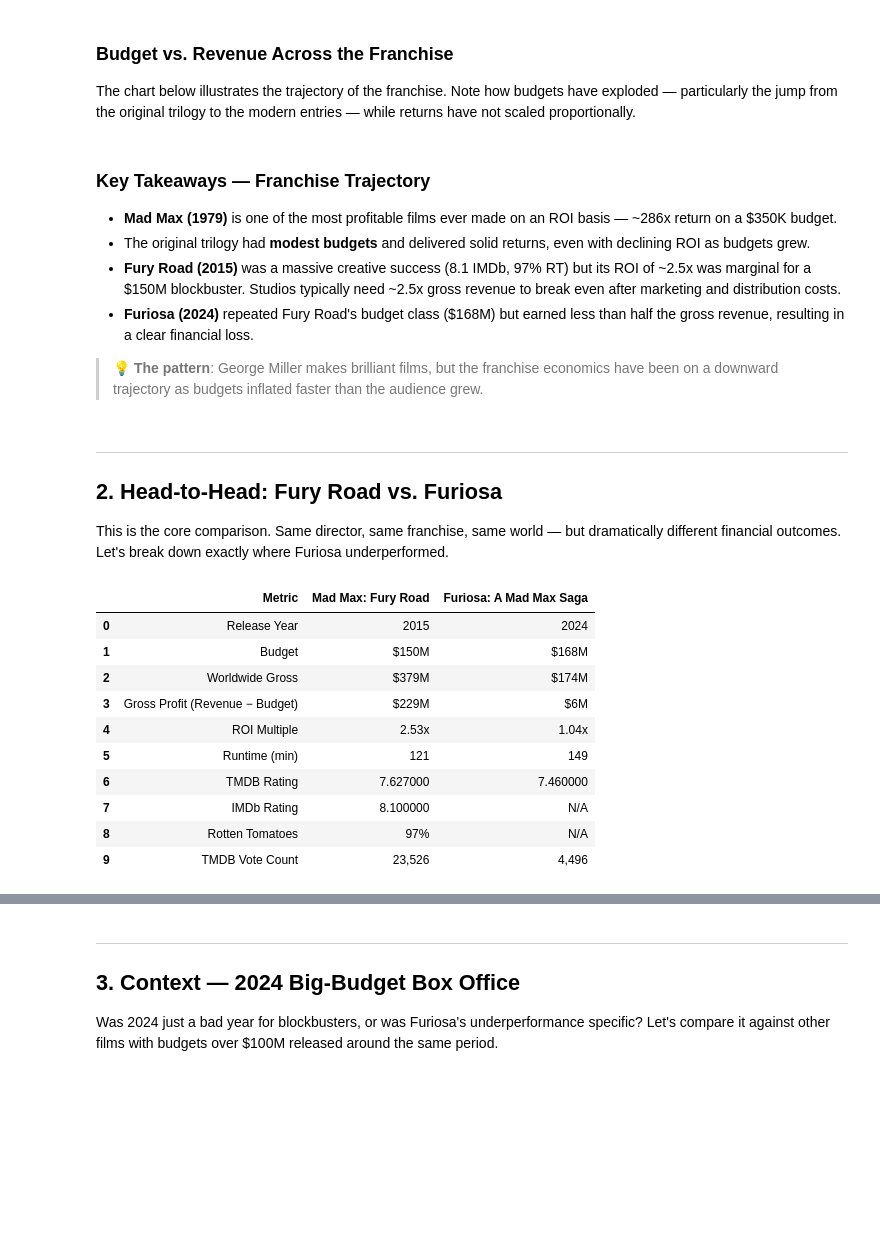
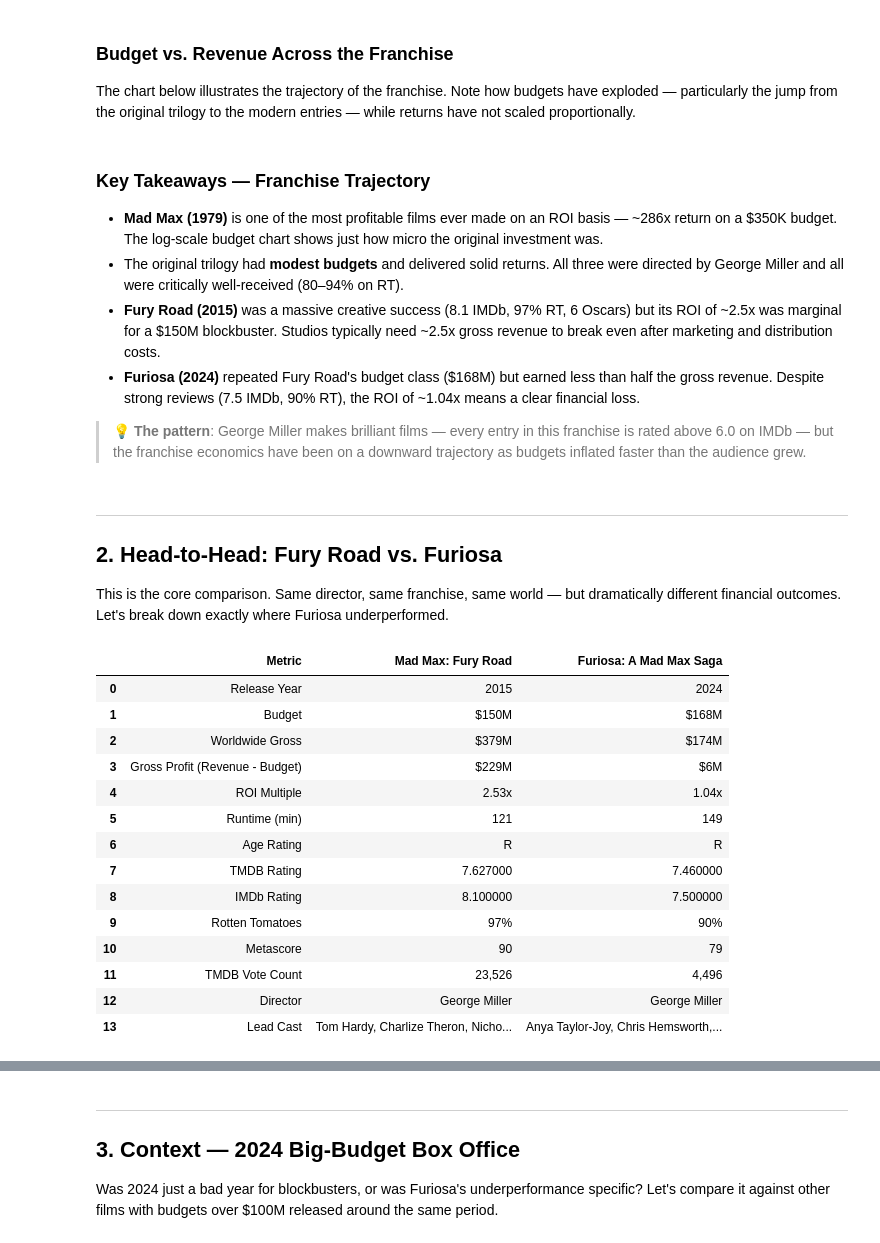
Before and after one commit to JustaKris/Are-You-Not-Entertained, a Jupyter notebook: notebooks/case_studies/01_furiosa_mad_max_saga.ipynb, the cells around one changed output, grey strips where cells are left out. Saved outputs shown, nothing was run; the diff lists cells and outputs as text; code cells hidden in the pictures; blank space fills up the shorter version.

Commit message:
Improving readabiility and adding additioonal data

```diff
--- a/notebooks/case_studies/01_furiosa_mad_max_saga.ipynb
+++ b/notebooks/case_studies/01_furiosa_mad_max_saga.ipynb
@@ -150,12 +204,12 @@ fig.show()
 # %% [markdown]
 ### Key Takeaways — Franchise Trajectory
 
-- **Mad Max (1979)** is one of the most profitable films ever made on an ROI basis — ~286x return on a \$350K budget.
-- The original trilogy had **modest budgets** and delivered solid returns, even with declining ROI as budgets grew.
-- **Fury Road (2015)** was a massive creative success (8.1 IMDb, 97% RT) but its ROI of ~2.5x was marginal for a \$150M blockbuster. Studios typically need ~2.5x gross revenue to break even after marketing and distribution costs.
-- **Furiosa (2024)** repeated Fury Road's budget class ($168M) but earned less than half the gross revenue, resulting in a clear financial loss.
+- **Mad Max (1979)** is one of the most profitable films ever made on an ROI basis — ~286x return on a \$350K budget. The log-scale budget chart shows just how micro the original investment was.
+- The original trilogy had **modest budgets** and delivered solid returns. All three were directed by George Miller and all were critically well-received (80–94% on RT).
+- **Fury Road (2015)** was a massive creative success (8.1 IMDb, 97% RT, 6 Oscars) but its ROI of ~2.5x was marginal for a \$150M blockbuster. Studios typically need ~2.5x gross revenue to break even after marketing and distribution costs.
+- **Furiosa (2024)** repeated Fury Road's budget class (\$168M) but earned less than half the gross revenue. Despite strong reviews (7.5 IMDb, 90% RT), the ROI of ~1.04x means a clear financial loss.
 
-> 💡 **The pattern**: George Miller makes brilliant films, but the franchise economics have been on a downward trajectory as budgets inflated faster than the audience grew.
+> 💡 **The pattern**: George Miller makes brilliant films — every entry in this franchise is rated above 6.0 on IMDb — but the franchise economics have been on a downward trajectory as budgets inflated faster than the audience grew.
 # %% [markdown]
 ---
 
@@ -163,50 +217,66 @@ fig.show()
 
 This is the core comparison. Same director, same franchise, same world — but dramatically different financial outcomes. Let's break down exactly where Furiosa underperformed.
 # %%
-# Side-by-side comparison table
+# Side-by-side comparison table (now enriched with supplemental public data)
 fury_road = mad_max[mad_max["title"].str.contains("Fury Road")].iloc[0]
 furiosa = mad_max[mad_max["title"].str.contains("Furiosa")].iloc[0]
 
+def safe_pct(val):
+    return f"{int(val)}%" if pd.notna(val) else "N/A"
+
+def safe_fmt(val, fmt=None):
+    if pd.isna(val) or val is None:
+        return "N/A"
+    return fmt(val) if fmt else val
+
 comparison = pd.DataFrame({
     "Metric": [
-        "Release Year", "Budget", "Worldwide Gross", "Gross Profit (Revenue − Budget)",
-        "ROI Multiple", "Runtime (min)", "TMDB Rating", "IMDb Rating",
-        "Rotten Tomatoes", "TMDB Vote Count",
+        "Release Year", "Budget", "Worldwide Gross", "Gross Profit (Revenue - Budget)",
+        "ROI Multiple", "Runtime (min)", "Age Rating",
+        "TMDB Rating", "IMDb Rating", "Rotten Tomatoes", "Metascore",
+        "TMDB Vote Count", "Director", "Lead Cast",
     ],
     "Mad Max: Fury Road": [
         2015, fmt_millions(fury_road["budget"]), fmt_millions(fury_road["revenue"]),
         fmt_millions(fury_road["profit"]),
         f"{fury_road['roi']:.2f}x", int(fury_road["runtime"]),
+        fury_road["rated"],
         fury_road["tmdb_rating"], fury_road["imdb_rating"],
-        f"{int(fury_road['rt_score'])}%" if pd.notna(fury_road["rt_score"]) else "N/A",
+        safe_pct(fury_road["rt_score"]), safe_fmt(fury_road.get("metascore"), lambda x: int(x)),
         f"{int(fury_road['tmdb_votes']):,}",
+        fury_road["director"], fury_road["actors"],
     ],
     "Furiosa: A Mad Max Saga": [
         2024, fmt_millions(furiosa["budget"]), fmt_millions(furiosa["revenue"]),
         fmt_millions(furiosa["profit"]),
         f"{furiosa['roi']:.2f}x", int(furiosa["runtime"]),
-        furiosa["tmdb_rating"],
-        furiosa["imdb_rating"] if pd.notna(furiosa.get("imdb_rating")) else "N/A",
-        f"{int(furiosa['rt_score'])}%" if pd.notna(furiosa.get("rt_score")) else "N/A",
+        furiosa["rated"],
+        furiosa["tmdb_rating"], furiosa["imdb_rating"],
+        safe_pct(furiosa["rt_score"]), safe_fmt(furiosa.get("metascore"), lambda x: int(x)),
         f"{int(furiosa['tmdb_votes']):,}",
+        furiosa["director"], furiosa["actors"],
     ],
 })
 
 comparison.style.set_properties(**{"text-align": "left"}).set_table_styles(
     [{"selector": "th", "props": [("text-align", "left")]}]
 )
 # %% [output]
 |  | Metric | Mad Max: Fury Road | Furiosa: A Mad Max Saga |
 | 0 | Release Year | 2015 | 2024 |
 | 1 | Budget | $150M | $168M |
 | 2 | Worldwide Gross | $379M | $174M |
-| 3 | Gross Profit (Revenue − Budget) | $229M | $6M |
+| 3 | Gross Profit (Revenue - Budget) | $229M | $6M |
 | 4 | ROI Multiple | 2.53x | 1.04x |
 | 5 | Runtime (min) | 121 | 149 |
-| 6 | TMDB Rating | 7.627000 | 7.460000 |
-| 7 | IMDb Rating | 8.100000 | N/A |
-| 8 | Rotten Tomatoes | 97% | N/A |
-| 9 | TMDB Vote Count | 23,526 | 4,496 |
+| 6 | Age Rating | R | R |
+| 7 | TMDB Rating | 7.627000 | 7.460000 |
+| 8 | IMDb Rating | 8.100000 | 7.500000 |
+| 9 | Rotten Tomatoes | 97% | 90% |
+| 10 | Metascore | 90 | 79 |
+| 11 | TMDB Vote Count | 23,526 | 4,496 |
+| 12 | Director | George Miller | George Miller |
+| 13 | Lead Cast | Tom Hardy, Charlize Theron, Nicho... | Anya Taylor-Joy, Chris Hemsworth,... |
 # %%
 # Visual comparison
 metrics = ["Budget", "Revenue", "Profit"]
```
Also changed, not shown: parts of 7 cells of this notebook.
